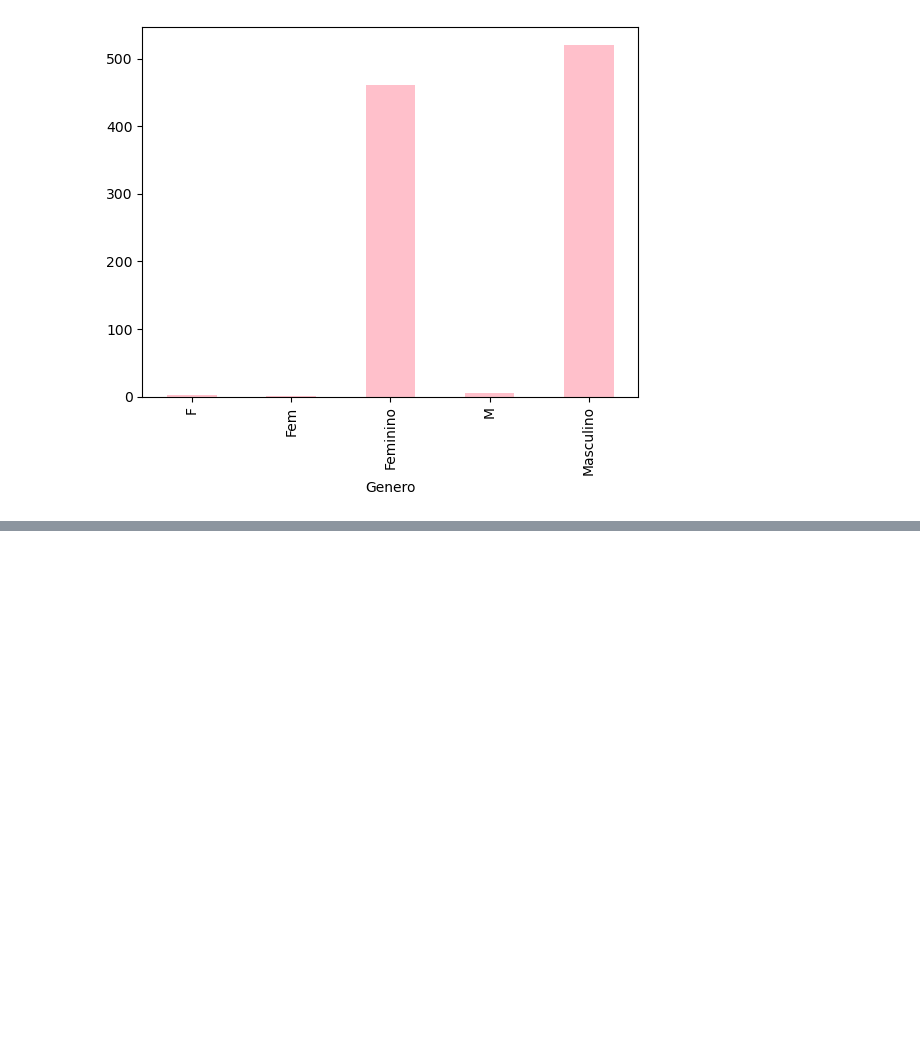
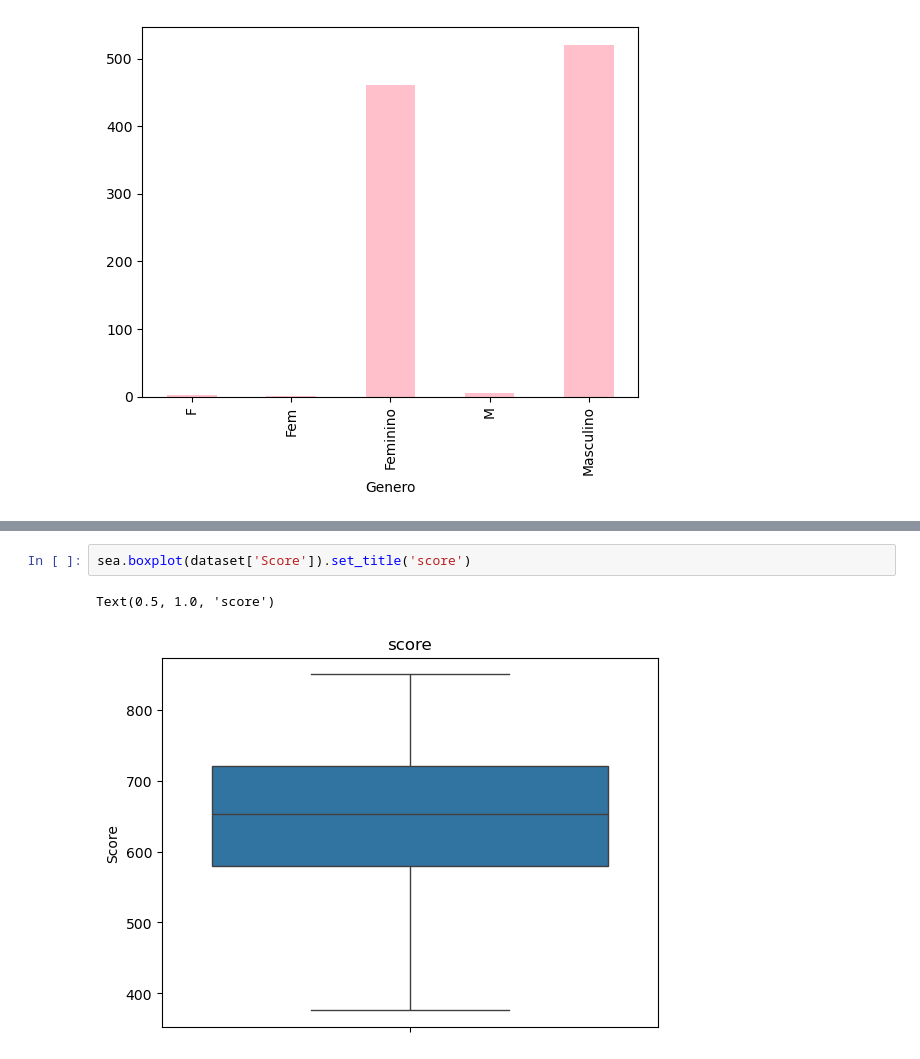
Before and after one commit to victorraphaemilk/data-science_curso, a Jupyter notebook: limpeza_tratamento_dados.ipynb, the cells around one changed output, grey strips where cells are left out. Saved outputs shown, nothing was run; the diff lists cells and outputs as text; blank space fills up the shorter version.

```diff
--- a/limpeza_tratamento_dados.ipynb
+++ b/limpeza_tratamento_dados.ipynb
@@ -63,0 +76,5 @@ group_idade.plot.bar(color = 'pink')
+# %%
+sea.boxplot(dataset['Score']).set_title('score')
+# %% [output]
+Text(0.5, 1.0, 'score')
+[figure, added]
```
Also changed, not shown: parts of 8 cells of this notebook.
